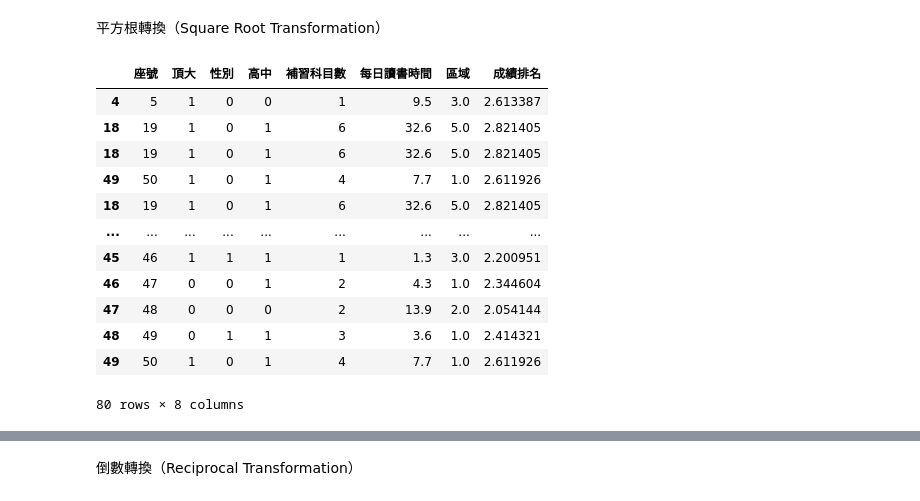
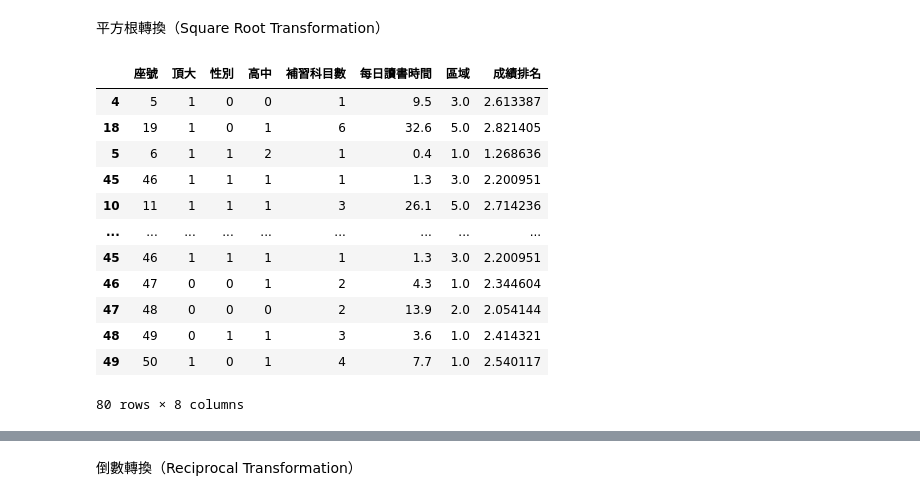
Before and after one commit to Doltrang/lyumin80224.github.io, a Jupyter notebook: test1022.ipynb, the cells around one changed output, grey strips where cells are left out. Drawn from its saved outputs; the diff is of its cells as text; code cells hidden in the pictures.

```diff
--- a/test1022.ipynb
+++ b/test1022.ipynb
@@ -270,8 +275,9 @@ Descriptivestatistics
 # %% [markdown]
 對數轉換（Log Transformation）
 # %%
-dm4.成績排名=np.log1p(dm4.成績排名)
-dm5=pd.DataFrame(dm4)
+dmlog=dm4
+dmlog.成績排名=np.log1p(dmlog.成績排名)
+dm5=pd.DataFrame(dmlog)
 dm5
 # %% [output]
 |  | 座號 | 頂大 | 性別 | 高中 | 補習科目數 | 每日讀書時間 | 區域 | 成績排名 |
@@ -290,20 +315,21 @@ dm5
 # %% [markdown]
 平方根轉換（Square Root Transformation）
 # %%
-dm4.成績排名=dm4.成績排名**(1/2)
-dm5=pd.DataFrame(dm4)
-dm5
+dmsr=dm4
+dmsr.成績排名=dmsr.成績排名**(1/2)
+dm6=pd.DataFrame(dmsr)
+dm6
 # %% [output]
 |  | 座號 | 頂大 | 性別 | 高中 | 補習科目數 | 每日讀書時間 | 區域 | 成績排名 |
 | 4 | 5 | 1 | 0 | 0 | 1 | 9.5 | 3.0 | 2.613387 |
 | 18 | 19 | 1 | 0 | 1 | 6 | 32.6 | 5.0 | 2.821405 |
-| 18 | 19 | 1 | 0 | 1 | 6 | 32.6 | 5.0 | 2.821405 |
-| 49 | 50 | 1 | 0 | 1 | 4 | 7.7 | 1.0 | 2.611926 |
-| 18 | 19 | 1 | 0 | 1 | 6 | 32.6 | 5.0 | 2.821405 |
+| 5 | 6 | 1 | 1 | 2 | 1 | 0.4 | 1.0 | 1.268636 |
+| 45 | 46 | 1 | 1 | 1 | 1 | 1.3 | 3.0 | 2.200951 |
+| 10 | 11 | 1 | 1 | 1 | 3 | 26.1 | 5.0 | 2.714236 |
 | ... | ... | ... | ... | ... | ... | ... | ... | ... |
 | 45 | 46 | 1 | 1 | 1 | 1 | 1.3 | 3.0 | 2.200951 |
 | 46 | 47 | 0 | 0 | 1 | 2 | 4.3 | 1.0 | 2.344604 |
 | 47 | 48 | 0 | 0 | 0 | 2 | 13.9 | 2.0 | 2.054144 |
 | 48 | 49 | 0 | 1 | 1 | 3 | 3.6 | 1.0 | 2.414321 |
-| 49 | 50 | 1 | 0 | 1 | 4 | 7.7 | 1.0 | 2.611926 |
+| 49 | 50 | 1 | 0 | 1 | 4 | 7.7 | 1.0 | 2.540117 |
 80 rows × 8 columns
```
Also changed, not shown: parts of 14 cells of this notebook.
